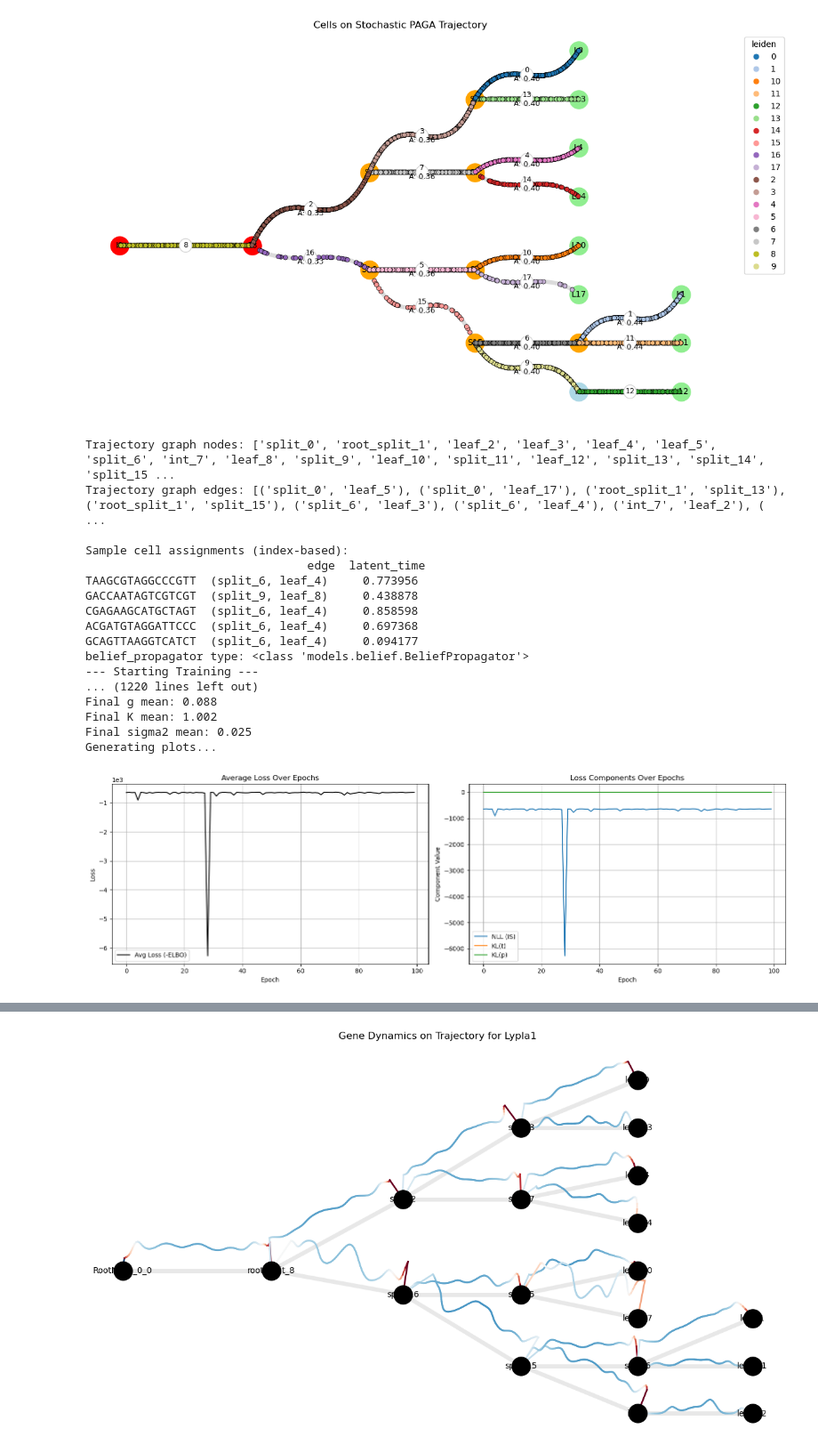
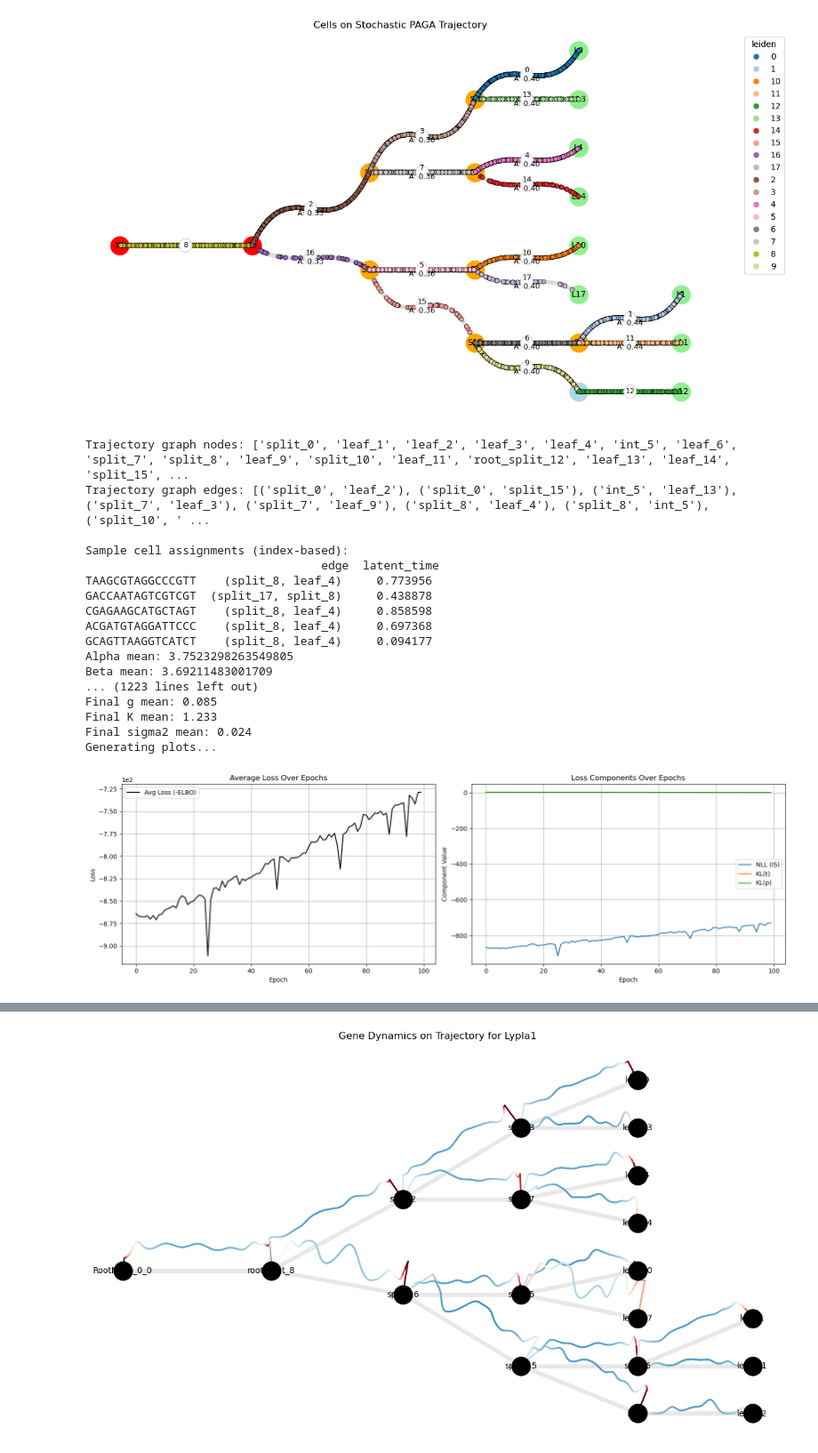
Before and after one commit to GriffinBINF/viCSHMM, a Jupyter notebook: trajectory_test.ipynb, the cells around one changed output, grey strips where cells are left out. Shown at 89% size. Cells and saved outputs as stored; diff of their text form; code cells hidden in the pictures.

Commit message:
Fixed initialization

```diff
--- a/trajectory_test.ipynb
+++ b/trajectory_test.ipynb
@@ -126,19 +126,37 @@ traj_graph, cell_assignment = initialize_trajectory(adata, debug=True)
 traj_graph.initialize_emission_parameters(cell_assignment)
 
 # 2. Posterior + BP
+# Assume traj_graph and cell_assignment already defined
 posterior = TreeVariationalPosterior(traj_graph, n_cells=X.shape[0], device=device)
+
+# Use the updated versions of the functions you rewrote:
+from utils.inference import (
+    initialize_beta_from_cell_assignment,
+    initialize_edge_logits_from_assignment
+)
+
+# Use internal mappings from traj_graph
+edge_tuple_to_index = traj_graph.edge_tuple_to_index
+node_to_index = traj_graph.node_to_index
+
+# Initialize posterior parameters using the fixed functions
+initialize_beta_from_cell_assignment(
+    posterior, cell_assignment, edge_tuple_to_index, node_to_index, sharpness=0.01
+)
+
+initialize_edge_logits_from_assignment(
+    posterior, cell_assignment, traj_graph, edge_tuple_to_index, high=5.0, low=0.0
+)
+
+# Confirm that initialization took effect
+print("Alpha mean:", posterior.alpha.mean().item())
+print("Beta mean:", posterior.beta.mean().item())
+print("Logits mean:", posterior.edge_logits.mean().item())
+
+
+
 belief_propagator = BeliefPropagator(traj_graph, posterior)
 assert hasattr(belief_propagator, "diffuse"), "belief_propagator has been overwritten or is not initialized properly"
-
-# 3. Optional: edge logits and beta initialization (keep if needed)
-initialize_training_components(
-    traj_graph=traj_graph,
-    cell_assignment=cell_assignment,
-    device=device,
-    sharpness=0.5,
-    logits_high=1.0,
-    logits_low=0.0
-)
 
 pi_init = None
 # --- 3. Define Training Hyperparameters ---
@@ -155,7 +173,7 @@ config = {
     "phase_epochs_inf": 8,
     "phase_epochs_gen": 8,
     # --- ELBO / Loss ---
-    "n_samples": 20,
+    "n_samples": 50,
     "kl_weight": 1.0,
     "kl_p_weight": 1.0,
     "t_cont_weight": 0.0,
@@ -227,48 +245,48 @@ else:
     axes[0].set_xlabel("Epoch")
     axes[0].set_ylabel("Loss")
     axes[0].legend()
     axes[0].grid(True)
     axes[0].ticklabel_format(style='sci', axis='y', scilimits=(0,0))
 
     # === Component losses ===
     # Plot components that are actually logged
     axes[1].plot(epochs, nll_log, label="NLL (IS)") # Updated label
     axes[1].plot(epochs, kl_t_log, label="KL(t)")
     axes[1].plot(epochs, kl_p_log, label="KL(p)")
     # Only plot branch entropy if weight > 0 and it exists
     if config["branch_entropy_weight"] > 0 and "branch_entropy" in log_history:
          axes[1].plot(epochs, branch_entropy_log, label="Branch Entropy")
 
     # --- Removed plots for t_cont, transition, l1 ---
 
     axes[1].set_title("Loss Components Over Epochs")
     axes[1].set_xlabel("Epoch")
     axes[1].set_ylabel("Component Value")
     # axes[1].set_yscale('symlog') # Use symlog if scales vary wildly
     axes[1].legend()
     axes[1].grid(True)
 
     plt.tight_layout()
     plt.show()
 # %% [output]
-Trajectory graph nodes: ['split_0', 'root_split_1', 'leaf_2', 'leaf_3', 'leaf_4', 'leaf_5', 'split_6', 'int_7', 'leaf_8', 'split_9', 'leaf_10', 'split_11', 'leaf_12', 'split_13', 'split_14', 'split_15 ...
-Trajectory graph edges: [('split_0', 'leaf_5'), ('split_0', 'leaf_17'), ('root_split_1', 'split_13'), ('root_split_1', 'split_15'), ('split_6', 'leaf_3'), ('split_6', 'leaf_4'), ('int_7', 'leaf_2'), ( ...
+Trajectory graph nodes: ['split_0', 'leaf_1', 'leaf_2', 'leaf_3', 'leaf_4', 'int_5', 'leaf_6', 'split_7', 'split_8', 'leaf_9', 'split_10', 'leaf_11', 'root_split_12', 'leaf_13', 'leaf_14', 'split_15', ...
+Trajectory graph edges: [('split_0', 'leaf_2'), ('split_0', 'split_15'), ('int_5', 'leaf_13'), ('split_7', 'leaf_3'), ('split_7', 'leaf_9'), ('split_8', 'leaf_4'), ('split_8', 'int_5'), ('split_10', ' ...
 
 Sample cell assignments (index-based):
-                                edge  latent_time
-TAAGCGTAGGCCCGTT  (split_6, leaf_4)     0.773956
-GACCAATAGTCGTCGT  (split_9, leaf_8)     0.438878
-CGAGAAGCATGCTAGT  (split_6, leaf_4)     0.858598
-ACGATGTAGGATTCCC  (split_6, leaf_4)     0.697368
-GCAGTTAAGGTCATCT  (split_6, leaf_4)     0.094177
-belief_propagator type: <class 'models.belief.BeliefPropagator'>
---- Starting Training ---
-... (1220 lines left out)
-Final g mean: 0.088
-Final K mean: 1.002
-Final sigma2 mean: 0.025
+                                  edge  latent_time
+TAAGCGTAGGCCCGTT    (split_8, leaf_4)     0.773956
+GACCAATAGTCGTCGT  (split_17, split_8)     0.438878
+CGAGAAGCATGCTAGT    (split_8, leaf_4)     0.858598
+ACGATGTAGGATTCCC    (split_8, leaf_4)     0.697368
+GCAGTTAAGGTCATCT    (split_8, leaf_4)     0.094177
+Alpha mean: 3.7523298263549805
+Beta mean: 3.69211483001709
+... (1223 lines left out)
+Final g mean: 0.085
+Final K mean: 1.233
+Final sigma2 mean: 0.024
 Generating plots...
-[figure, old version]
+[figure, new version]
 # %%
 #index_to_edge = {v: k for k, v in edge_to_index.items()}
 def extract_fitted_betas_by_argmax(posterior, index_to_edge, adata):
```
Also changed, not shown: parts of 6 cells of this notebook, 2 other files.
